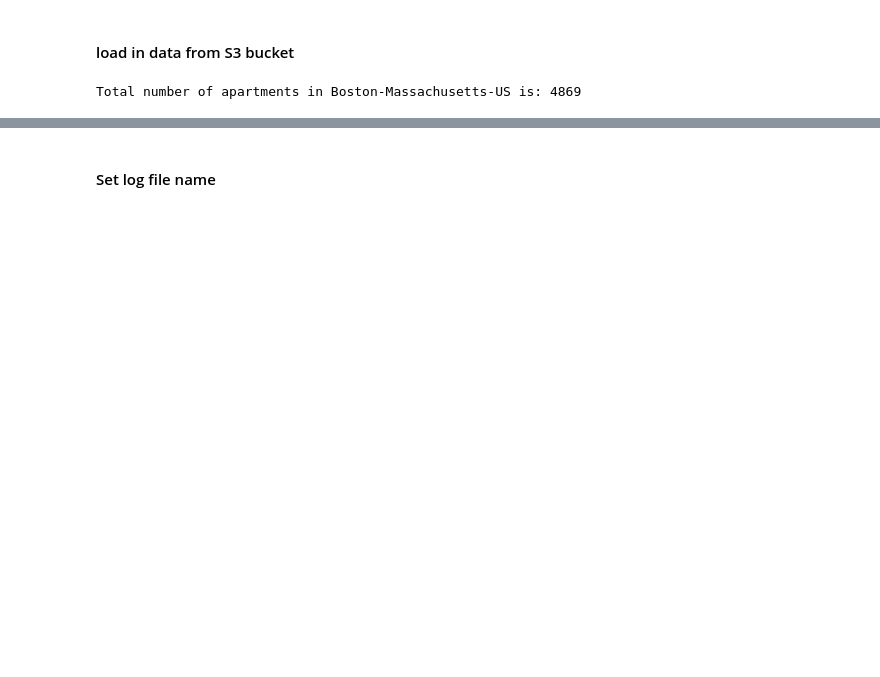
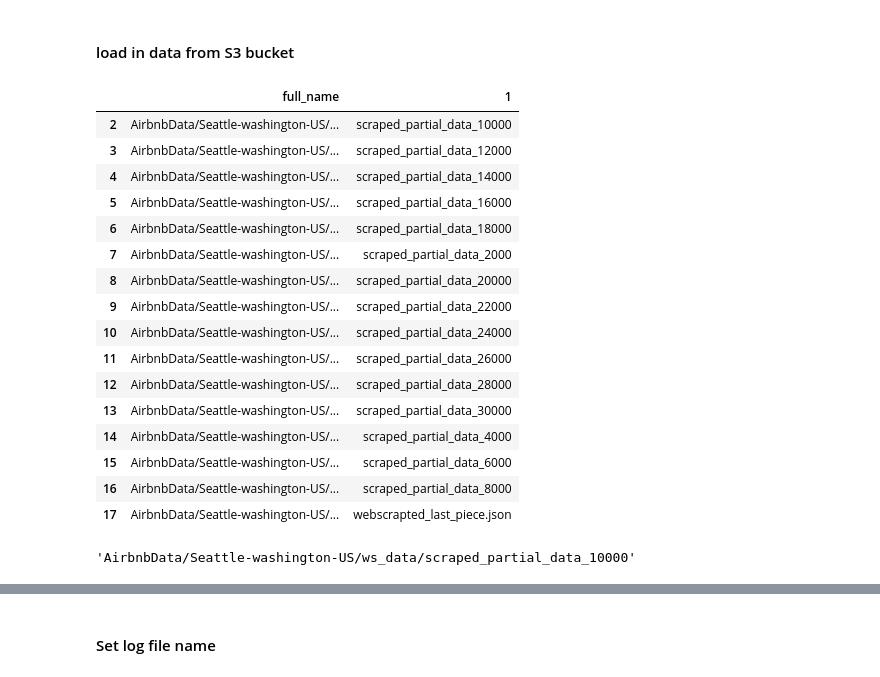
Before and after one commit to starfoe/Eye-bnb, a Jupyter notebook: Notebook/Image_downloading.ipynb, the cells around one changed output, grey strips where cells are left out. Saved outputs shown, nothing was run; the diff lists cells and outputs as text; code cells hidden in the pictures; blank space fills up the shorter version.

```diff
--- a/Notebook/Image_downloading.ipynb
+++ b/Notebook/Image_downloading.ipynb
@@ -37,0 +38,2 @@ scraped_filename = remote_foler + folder + "/ws_data/webscrapted.json"
+# %%
+prefix = remote_foler+folder+'/'+'ws_data'
@@ -38,11 +44,51 @@ scraped_filename = remote_foler + folder + "/ws_data/webscrapted.json"
+# %%
+def s3_list_files(bucket_name,prefix,layers):
+
+    s3_resource = boto3.resource('s3')
+    bucket = s3_resource.Bucket(name=bucket_name)
+#     folders = []
+#     filenames = []
+#     full_filenames = []
+    dict_parse = {}
+    i = True
+    for obj in bucket.objects.filter(Prefix=prefix):
+        string = obj.key.split('/')
+        if i:
+            dict_parse['full_name'] = []
+            dict_parse['full_name'].append(obj.key)
+            for x in range(1,layers):
+                dict_parse[x] = []
+                dict_parse[x].append(string[-1*x])
+            i = False
+
+        for x in range(1,layers):
+            dict_parse['full_name'].append(obj.key)
+            dict_parse[x].append(string[-1*x])
+
+    return pd.DataFrame(dict_parse)
+# %%
+json_df = s3_list_files(bucket_name,prefix,2)
 # %% [markdown]
 #### load in data from S3 bucket
-# %%
-
-response = s3.get_object(Bucket=bucket_name,
-                         Key=scraped_filename)
-apt_info = json.loads(response['Body'].read())
-
-print('Total number of apartments in ' + folder +" is: {}".format(len(apt_info)))
-# %% [output]
-Total number of apartments in Boston-Massachusetts-US is: 4869
+# %%
+json_files = json_df.drop([0,1],axis = 0)
+# %%
+json_files
+# %% [output]
+|  | full_name | 1 |
+| 2 | AirbnbData/Seattle-washington-US/... | scraped_partial_data_10000 |
+| 3 | AirbnbData/Seattle-washington-US/... | scraped_partial_data_12000 |
+| 4 | AirbnbData/Seattle-washington-US/... | scraped_partial_data_14000 |
+| 5 | AirbnbData/Seattle-washington-US/... | scraped_partial_data_16000 |
+| 6 | AirbnbData/Seattle-washington-US/... | scraped_partial_data_18000 |
+| 7 | AirbnbData/Seattle-washington-US/... | scraped_partial_data_2000 |
+| 8 | AirbnbData/Seattle-washington-US/... | scraped_partial_data_20000 |
+| 9 | AirbnbData/Seattle-washington-US/... | scraped_partial_data_22000 |
+| 10 | AirbnbData/Seattle-washington-US/... | scraped_partial_data_24000 |
+| 11 | AirbnbData/Seattle-washington-US/... | scraped_partial_data_26000 |
+| 12 | AirbnbData/Seattle-washington-US/... | scraped_partial_data_28000 |
+| 13 | AirbnbData/Seattle-washington-US/... | scraped_partial_data_30000 |
+| 14 | AirbnbData/Seattle-washington-US/... | scraped_partial_data_4000 |
+| 15 | AirbnbData/Seattle-washington-US/... | scraped_partial_data_6000 |
+| 16 | AirbnbData/Seattle-washington-US/... | scraped_partial_data_8000 |
+| 17 | AirbnbData/Seattle-washington-US/... | webscrapted_last_piece.json |
@@ -48,0 +97,4 @@ Total number of apartments in Boston-Massachusetts-US is: 4869
+# %%
+jsons_full[0]
+# %% [output]
+'AirbnbData/Seattle-washington-US/ws_data/scraped_partial_data_10000'
```
Also changed, not shown: parts of 9 cells of this notebook.
